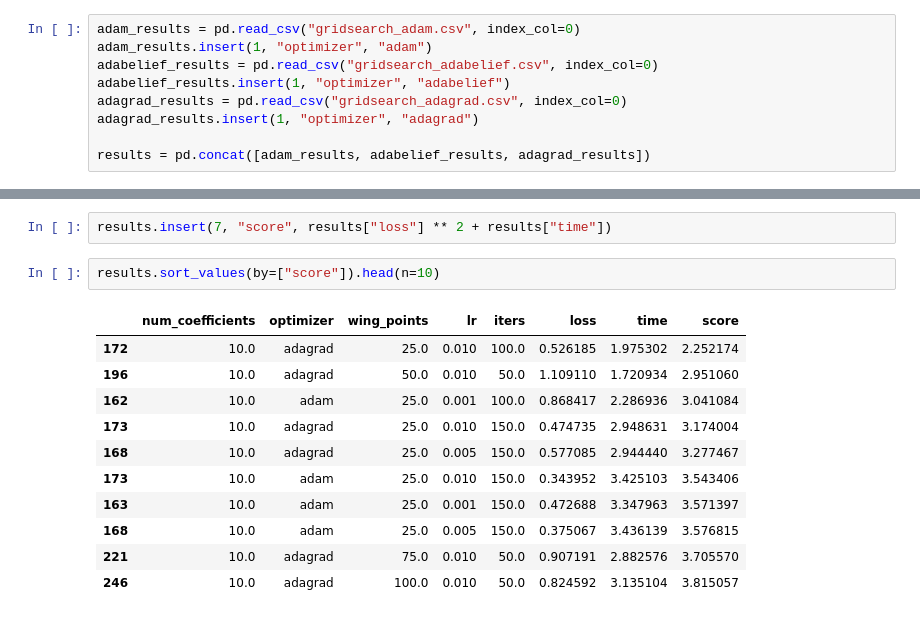
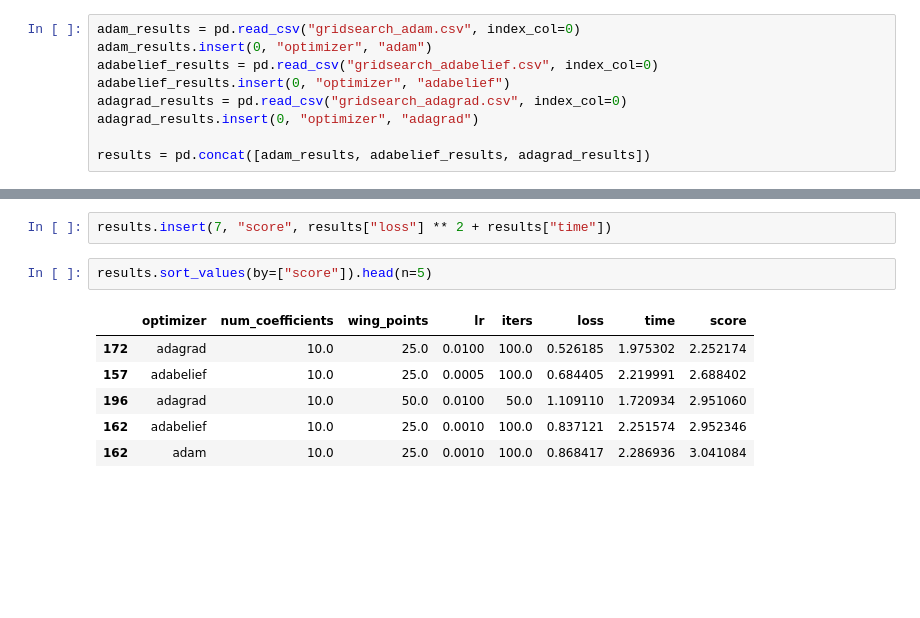
Before and after one commit to avidcoder123/soar, a Jupyter notebook: validation/gridsearch_results.ipynb, the cells around one changed output, grey strips where cells are left out. Drawn from its saved outputs; the diff is of its cells as text; blank space fills up the shorter version.

```diff
--- a/validation/gridsearch_results.ipynb
+++ b/validation/gridsearch_results.ipynb
@@ -4,11 +4,11 @@ import jax
 import jax.numpy as jnp
 # %%
 adam_results = pd.read_csv("gridsearch_adam.csv", index_col=0)
-adam_results.insert(1, "optimizer", "adam")
+adam_results.insert(0, "optimizer", "adam")
 adabelief_results = pd.read_csv("gridsearch_adabelief.csv", index_col=0)
-adabelief_results.insert(1, "optimizer", "adabelief")
+adabelief_results.insert(0, "optimizer", "adabelief")
 adagrad_results = pd.read_csv("gridsearch_adagrad.csv", index_col=0)
-adagrad_results.insert(1, "optimizer", "adagrad")
+adagrad_results.insert(0, "optimizer", "adagrad")
 
 results = pd.concat([adam_results, adabelief_results, adagrad_results])
 # %%
@@ -18,16 +18,11 @@ var_col = results[var]
 # %%
 results.insert(7, "score", results["loss"] ** 2 + results["time"])
 # %%
-results.sort_values(by=["score"]).head(n=10)
+results.sort_values(by=["score"]).head(n=5)
 # %% [output]
-|  | num_coefficients | optimizer | wing_points | lr | iters | loss | time | score |
-| 172 | 10.0 | adagrad | 25.0 | 0.010 | 100.0 | 0.526185 | 1.975302 | 2.252174 |
-| 196 | 10.0 | adagrad | 50.0 | 0.010 | 50.0 | 1.109110 | 1.720934 | 2.951060 |
-| 162 | 10.0 | adam | 25.0 | 0.001 | 100.0 | 0.868417 | 2.286936 | 3.041084 |
-| 173 | 10.0 | adagrad | 25.0 | 0.010 | 150.0 | 0.474735 | 2.948631 | 3.174004 |
-| 168 | 10.0 | adagrad | 25.0 | 0.005 | 150.0 | 0.577085 | 2.944440 | 3.277467 |
-| 173 | 10.0 | adam | 25.0 | 0.010 | 150.0 | 0.343952 | 3.425103 | 3.543406 |
-| 163 | 10.0 | adam | 25.0 | 0.001 | 150.0 | 0.472688 | 3.347963 | 3.571397 |
-| 168 | 10.0 | adam | 25.0 | 0.005 | 150.0 | 0.375067 | 3.436139 | 3.576815 |
-| 221 | 10.0 | adagrad | 75.0 | 0.010 | 50.0 | 0.907191 | 2.882576 | 3.705570 |
-| 246 | 10.0 | adagrad | 100.0 | 0.010 | 50.0 | 0.824592 | 3.135104 | 3.815057 |
+|  | optimizer | num_coefficients | wing_points | lr | iters | loss | time | score |
+| 172 | adagrad | 10.0 | 25.0 | 0.0100 | 100.0 | 0.526185 | 1.975302 | 2.252174 |
+| 157 | adabelief | 10.0 | 25.0 | 0.0005 | 100.0 | 0.684405 | 2.219991 | 2.688402 |
+| 196 | adagrad | 10.0 | 50.0 | 0.0100 | 50.0 | 1.109110 | 1.720934 | 2.951060 |
+| 162 | adabelief | 10.0 | 25.0 | 0.0010 | 100.0 | 0.837121 | 2.251574 | 2.952346 |
+| 162 | adam | 10.0 | 25.0 | 0.0010 | 100.0 | 0.868417 | 2.286936 | 3.041084 |
```
Also changed, not shown: 4 other files.
